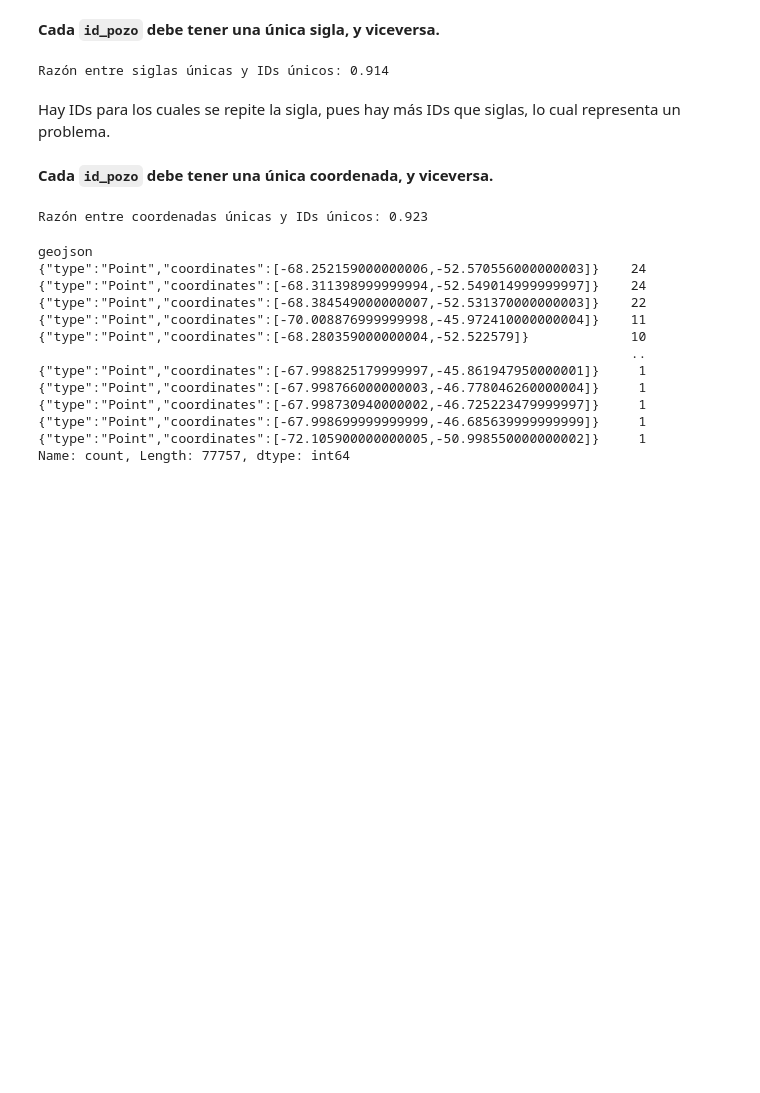
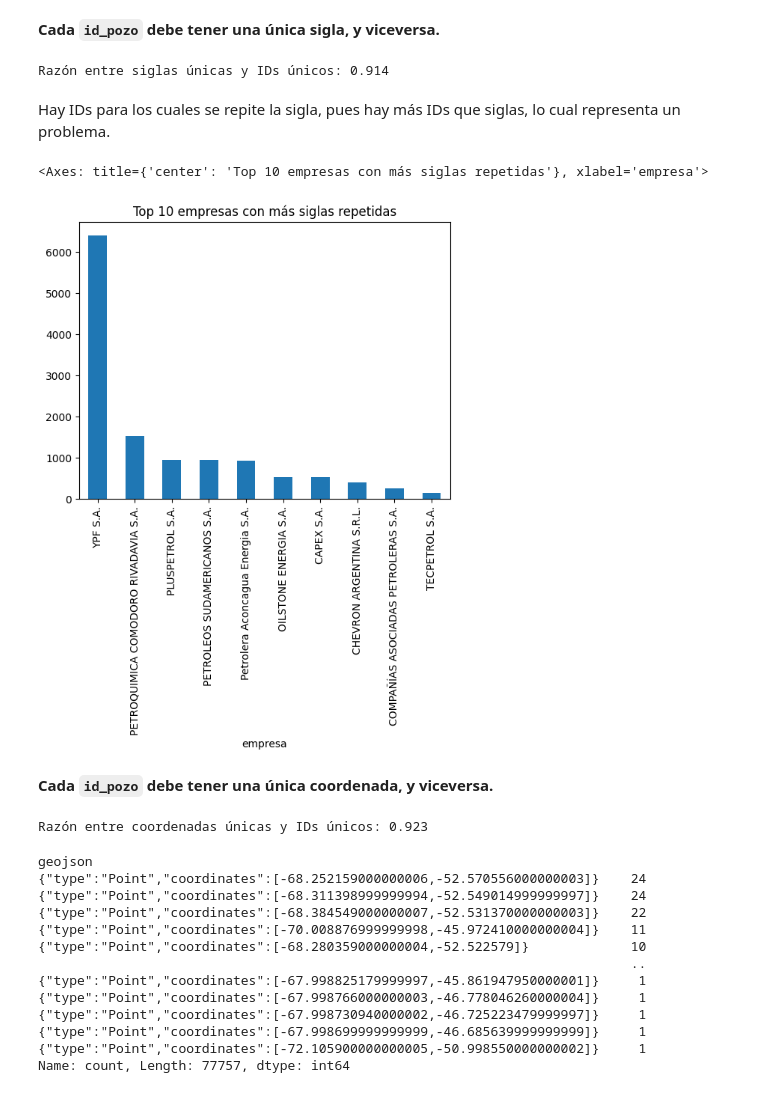
Before and after one commit to Nicopiwi/tps-calidad-de-datos, a Jupyter notebook: tp2/perfilado.ipynb, the cells around one changed output. Cells and saved outputs as stored; diff of their text form; code cells hidden in the pictures; blank space fills up the shorter version.

```diff
--- a/tp2/perfilado.ipynb
+++ b/tp2/perfilado.ipynb
@@ -118,6 +118,14 @@ print('Razón entre siglas únicas y IDs únicos:', f"{unique_sigla.shape[0] / u
 Razón entre siglas únicas y IDs únicos: 0.914
 # %% [markdown]
 Hay IDs para los cuales se repite la sigla, pues hay más IDs que siglas, lo cual representa un problema.
+# %%
+siglas_count = df_pozos_cap4['sigla'].value_counts()
+siglas_repetidas = siglas_count[siglas_count > 1]
+empresas_siglas_repetidas = df_pozos_cap4[df_pozos_cap4["sigla"].isin(siglas_repetidas.index)]["empresa"].value_counts()
+empresas_siglas_repetidas[:10].plot(kind='bar', title='Top 10 empresas con más siglas repetidas')
+# %% [output]
+<Axes: title={'center': 'Top 10 empresas con más siglas repetidas'}, xlabel='empresa'>
+[figure, added]
 # %% [markdown]
 **Cada `id_pozo` debe tener una única coordenada, y viceversa.**
 # %%
```
Also changed, not shown: parts of 19 cells of this notebook.
